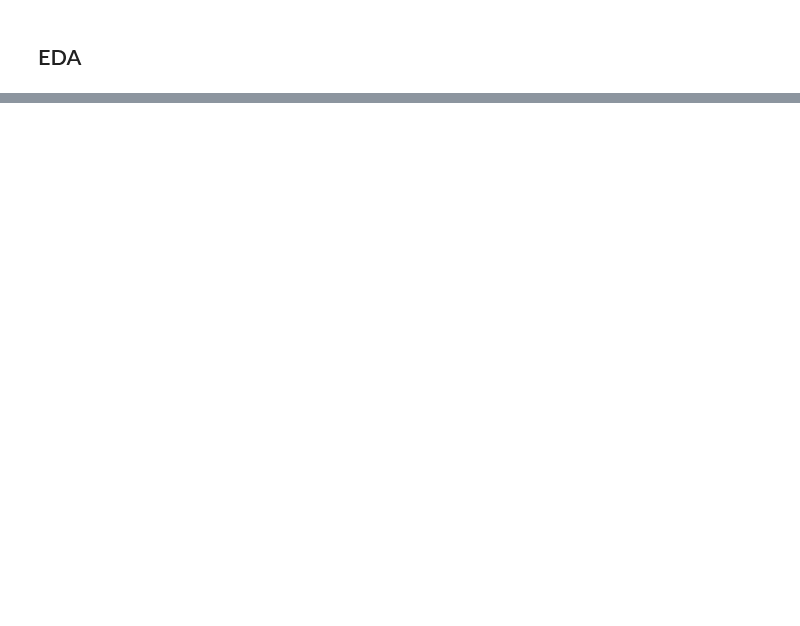
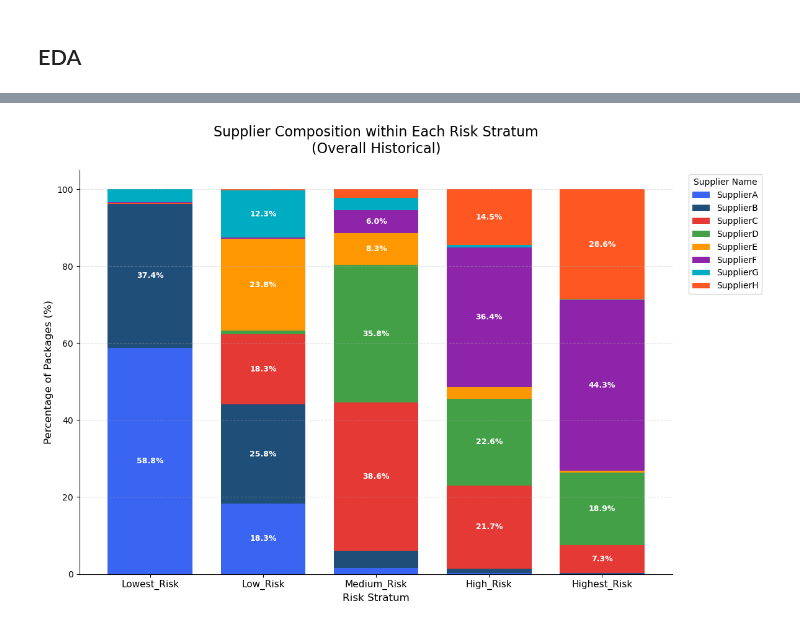
Before and after one commit to uligt/capstone, a Jupyter notebook: EDA/stratification/stratification.ipynb, the cells around one changed output, grey strips where cells are left out. Saved outputs shown, nothing was run; the diff lists cells and outputs as text; code cells hidden in the pictures; blank space fills up the shorter version.

```diff
--- a/EDA/stratification/stratification.ipynb
+++ b/EDA/stratification/stratification.ipynb
@@ -982,0 +442,5 @@ else:
+# %%
+# Analyze supplier composition across all strata
+analyze_supplier_composition_chart(stratified_df, title_part="Overall Historical")
+# %% [output]
+[figure, added]
```
Also changed, not shown: parts of 46 cells of this notebook.
